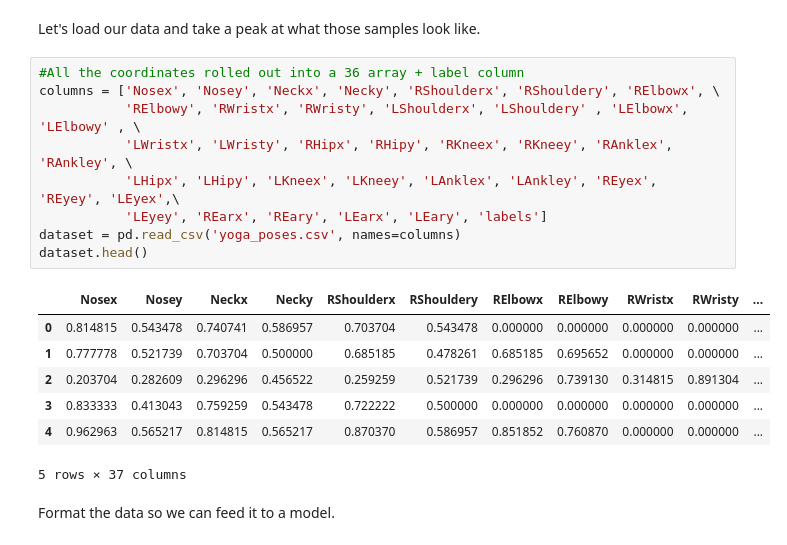
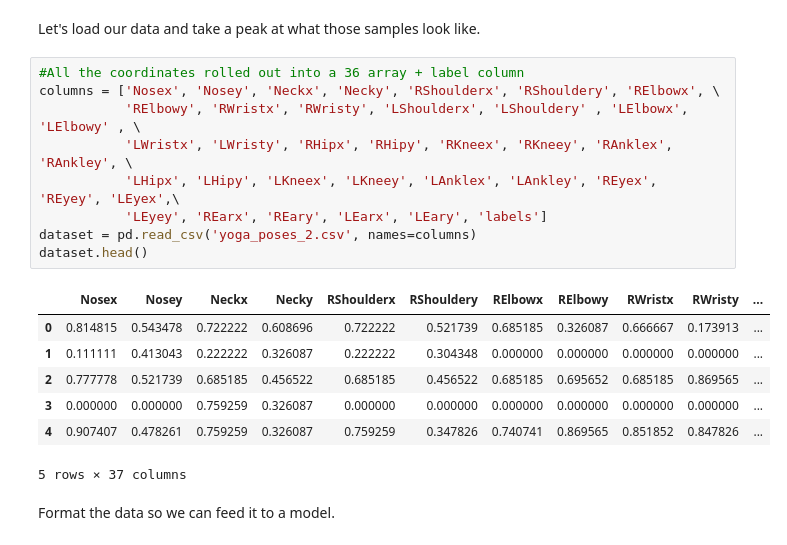
Before and after one commit to Spottybadrabbit/tf-pose-estimation-yogai, a Jupyter notebook: src/YogAI_knn.ipynb, the cells around one changed output. Drawn from its saved outputs; the diff is of its cells as text.

```diff
--- a/src/YogAI_knn.ipynb
+++ b/src/YogAI_knn.ipynb
@@ -18,19 +18,19 @@ Let's load our data and take a peak at what those samples look like.
 # %%
 #All the coordinates rolled out into a 36 array + label column
 columns = ['Nosex', 'Nosey', 'Neckx', 'Necky', 'RShoulderx', 'RShouldery', 'RElbowx', \
            'RElbowy', 'RWristx', 'RWristy', 'LShoulderx', 'LShouldery' , 'LElbowx', 'LElbowy' , \
            'LWristx', 'LWristy', 'RHipx', 'RHipy', 'RKneex', 'RKneey', 'RAnklex', 'RAnkley', \
            'LHipx', 'LHipy', 'LKneex', 'LKneey', 'LAnklex', 'LAnkley', 'REyex', 'REyey', 'LEyex',\
            'LEyey', 'REarx', 'REary', 'LEarx', 'LEary', 'labels']
-dataset = pd.read_csv('yoga_poses.csv', names=columns)
+dataset = pd.read_csv('yoga_poses_2.csv', names=columns)
 dataset.head()
 # %% [output]
 |  | Nosex | Nosey | Neckx | Necky | RShoulderx | RShouldery | RElbowx | RElbowy | RWristx | RWristy | ... |
-| 0 | 0.814815 | 0.543478 | 0.740741 | 0.586957 | 0.703704 | 0.543478 | 0.000000 | 0.000000 | 0.000000 | 0.000000 | ... |
-| 1 | 0.777778 | 0.521739 | 0.703704 | 0.500000 | 0.685185 | 0.478261 | 0.685185 | 0.695652 | 0.000000 | 0.000000 | ... |
-| 2 | 0.203704 | 0.282609 | 0.296296 | 0.456522 | 0.259259 | 0.521739 | 0.296296 | 0.739130 | 0.314815 | 0.891304 | ... |
-| 3 | 0.833333 | 0.413043 | 0.759259 | 0.543478 | 0.722222 | 0.500000 | 0.000000 | 0.000000 | 0.000000 | 0.000000 | ... |
-| 4 | 0.962963 | 0.565217 | 0.814815 | 0.565217 | 0.870370 | 0.586957 | 0.851852 | 0.760870 | 0.000000 | 0.000000 | ... |
+| 0 | 0.814815 | 0.543478 | 0.722222 | 0.608696 | 0.722222 | 0.521739 | 0.685185 | 0.326087 | 0.666667 | 0.173913 | ... |
+| 1 | 0.111111 | 0.413043 | 0.222222 | 0.326087 | 0.222222 | 0.304348 | 0.000000 | 0.000000 | 0.000000 | 0.000000 | ... |
+| 2 | 0.777778 | 0.521739 | 0.685185 | 0.456522 | 0.685185 | 0.456522 | 0.685185 | 0.695652 | 0.685185 | 0.869565 | ... |
+| 3 | 0.000000 | 0.000000 | 0.759259 | 0.326087 | 0.000000 | 0.000000 | 0.000000 | 0.000000 | 0.000000 | 0.000000 | ... |
+| 4 | 0.907407 | 0.478261 | 0.759259 | 0.326087 | 0.759259 | 0.347826 | 0.740741 | 0.869565 | 0.851852 | 0.847826 | ... |
 5 rows × 37 columns
 # %% [markdown]
 Format the data so we can feed it to a model.
```
Also changed, not shown: parts of 9 cells of this notebook.
